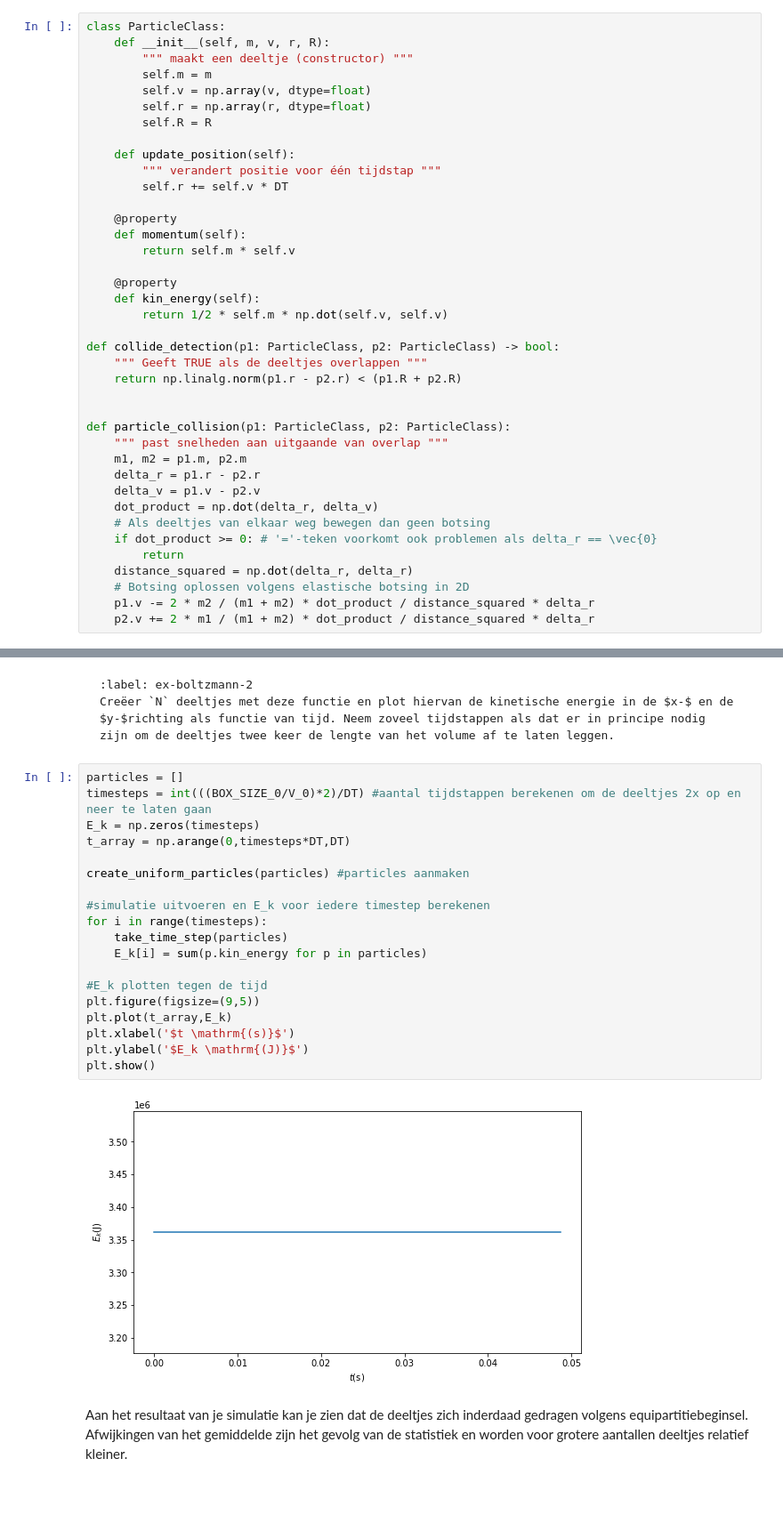
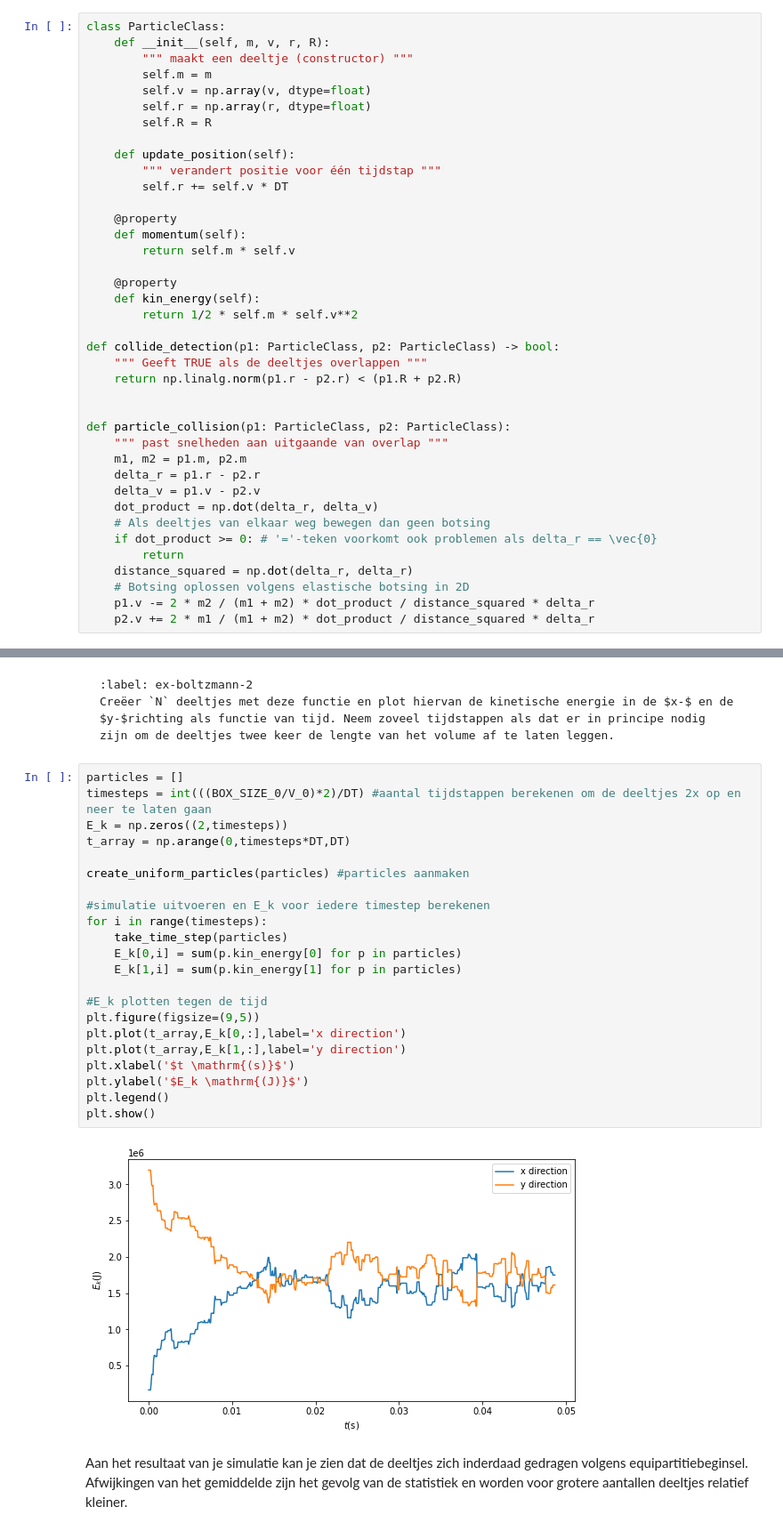
Before and after one commit to oprelo/thermo-project, a Jupyter notebook: Content/PySim/6_boltzmann.ipynb, the cells around one changed output, grey strips where cells are left out. Shown at 89% size. Drawn from its saved outputs; the diff is of its cells as text; blank space fills up the shorter version.

```diff
--- a/Content/PySim/6_boltzmann.ipynb
+++ b/Content/PySim/6_boltzmann.ipynb
@@ -50,7 +50,7 @@ class ParticleClass:
 
     @property
     def kin_energy(self):
-        return 1/2 * self.m * np.dot(self.v, self.v)
+        return 1/2 * self.m * self.v**2
 
 def collide_detection(p1: ParticleClass, p2: ParticleClass) -> bool:
     """ Geeft TRUE als de deeltjes overlappen """
@@ -166,24 +166,27 @@ Creëer `N` deeltjes met deze functie en plot hiervan de kinetische energie in d
 # %%
 particles = []
 timesteps = int(((BOX_SIZE_0/V_0)*2)/DT) #aantal tijdstappen berekenen om de deeltjes 2x op en neer te laten gaan
-E_k = np.zeros(timesteps)
+E_k = np.zeros((2,timesteps))
 t_array = np.arange(0,timesteps*DT,DT)
 
 create_uniform_particles(particles) #particles aanmaken
 
 #simulatie uitvoeren en E_k voor iedere timestep berekenen
 for i in range(timesteps):
     take_time_step(particles)
-    E_k[i] = sum(p.kin_energy for p in particles)
+    E_k[0,i] = sum(p.kin_energy[0] for p in particles)
+    E_k[1,i] = sum(p.kin_energy[1] for p in particles)
 
 #E_k plotten tegen de tijd
 plt.figure(figsize=(9,5))
-plt.plot(t_array,E_k)
+plt.plot(t_array,E_k[0,:],label='x direction')
+plt.plot(t_array,E_k[1,:],label='y direction')
 plt.xlabel('$t \mathrm{(s)}$')
 plt.ylabel('$E_k \mathrm{(J)}$')
+plt.legend()
 plt.show()
 # %% [output]
-[figure, old version]
+[figure, new version]
 # %% [markdown]
 Aan het resultaat van je simulatie kan je zien dat de deeltjes zich inderdaad gedragen volgens equipartitiebeginsel. Afwijkingen van het gemiddelde zijn het gevolg van de statistiek en worden voor grotere aantallen deeltjes relatief kleiner.
 # %% [markdown]
```
Also changed, not shown: parts of 6 cells of this notebook, 1 other file.
